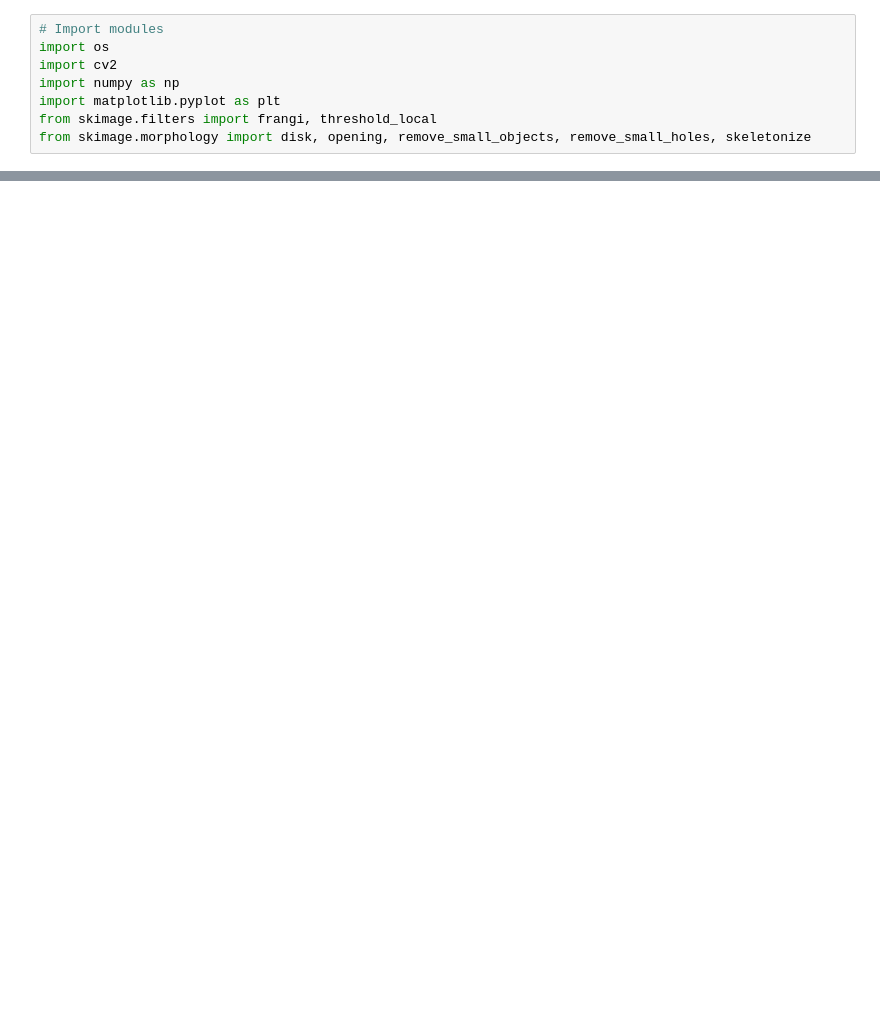
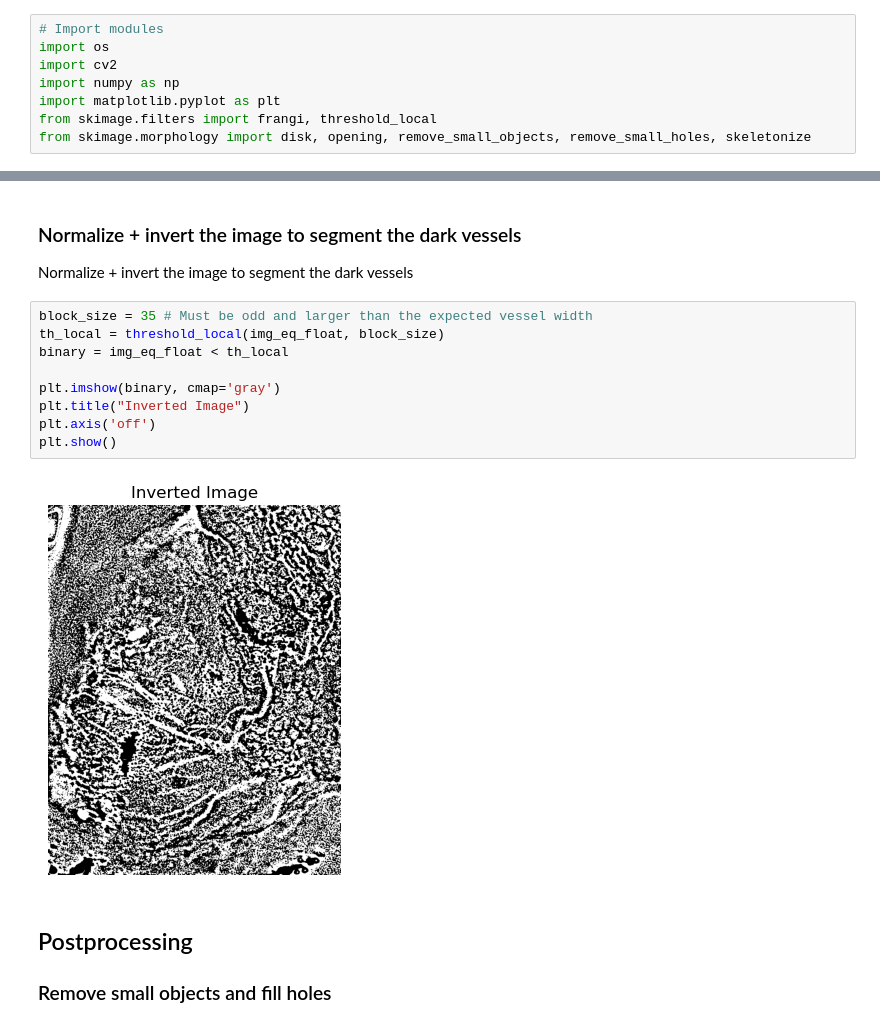
Before and after one commit to yana-kel/vessel-quant, a Jupyter notebook: vessel-extraction.ipynb, the cells around one changed output, grey strips where cells are left out. Drawn from its saved outputs; the diff is of its cells as text; blank space fills up the shorter version.

Commit message:
add normalization and invertion to preprocessing

```diff
--- a/vessel-extraction.ipynb
+++ b/vessel-extraction.ipynb
@@ -127,0 +85,17 @@ plt.show()
+# %% [markdown]
+### Normalize + invert the image to segment the dark vessels
+Normalize + invert the image to segment the dark vessels
+# %%
+block_size = 35 # Must be odd and larger than the expected vessel width
+th_local = threshold_local(img_eq_float, block_size)
+binary = img_eq_float < th_local
+
+plt.imshow(binary, cmap='gray')
+plt.title("Inverted Image")
+plt.axis('off')
+plt.show()
+# %% [output]
+[figure, added]
+# %% [markdown]
+## Postprocessing
+### Remove small objects and fill holes
```
Also changed, not shown: parts of 21 cells of this notebook.
